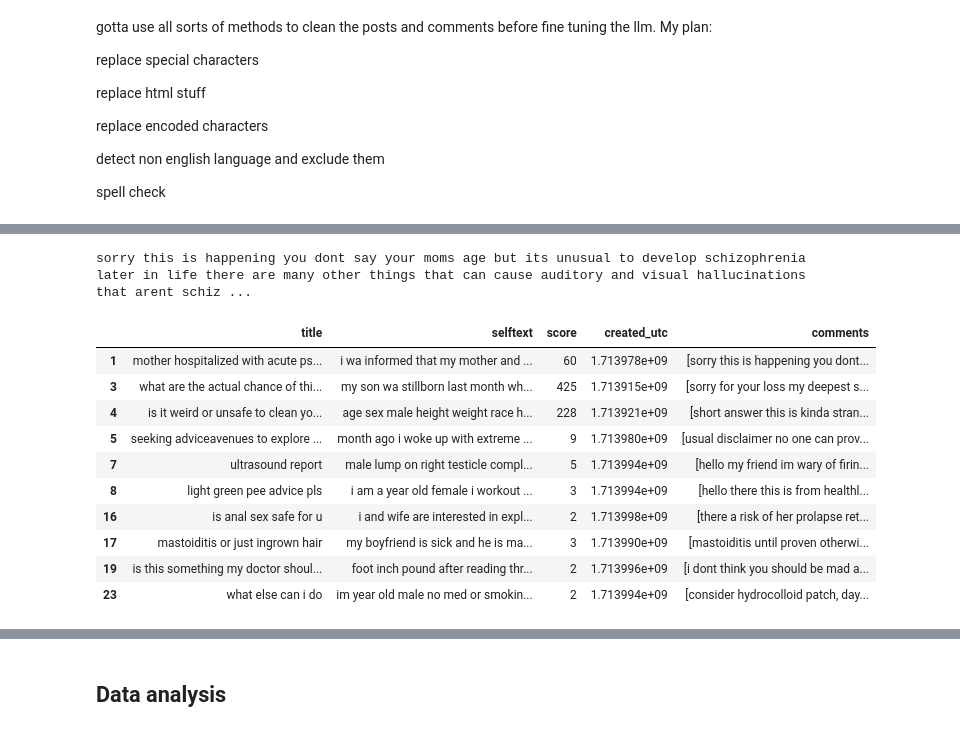
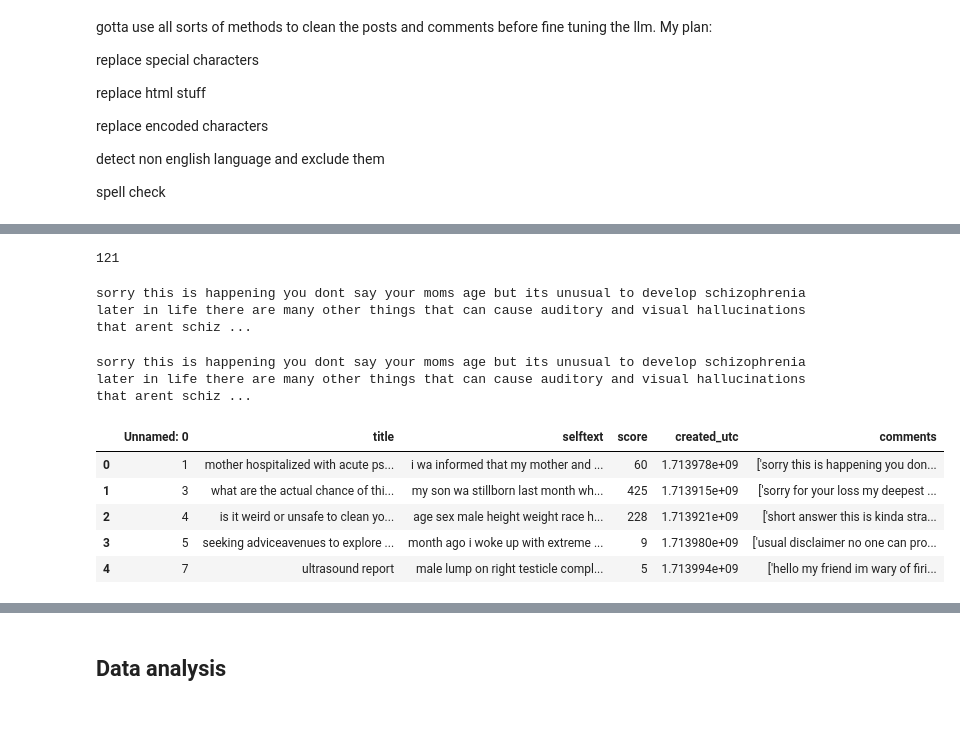
Before and after one commit to 8dsasb/AskDocLLM, a Jupyter notebook: assignment_shasanka.ipynb, the cells around one changed output, grey strips where cells are left out. Drawn from its saved outputs; the diff is of its cells as text; code cells hidden in the pictures.

```diff
--- a/assignment_shasanka.ipynb
+++ b/assignment_shasanka.ipynb
@@ -218,3 +325,7 @@ Number of rows after dropping null values: 4777
+# %%
+len(new_data)
+# %% [output]
+121
 # %%
 # new_data = pd.read_csv('CleanData.csv')
 # new_data.head(3)
@@ -249,22 +357,25 @@ stand_data['title'] = stand_data['title'].apply(standardize_text)
 stand_data['selftext'] = stand_data['selftext'].apply(standardize_text)
 # %%
 stand_data['comments'] = stand_data['comments'].apply(lambda x: [standardize_text(comment) for comment in x])
+# %%
+for x in new_data['comments']:
+    print(x[0])
+    break
+# %% [output]
+sorry this is happening you dont say your moms age but its unusual to develop schizophrenia later in life there are many other things that can cause auditory and visual hallucinations that arent schiz ...
 # %%
 # final_data.drop(columns = ['author', 'num_comments', 'flair', 'id'])
-stand_data.drop(columns = ['author', 'num_comments', 'flair', 'id'], inplace = True)
-# stand_data.to_csv('StandardizedData.csv')
+# stand_data.drop(columns = ['author', 'num_comments', 'flair', 'id'], inplace = True)
+# stand_data.to_csv('LatestStandardizedData.csv')
+stand_data = pd.read_csv('LatestStandardizedData.csv')
+# stand_data['comment'] = stand_data['comments'].apply(lambda x: x[0] if x else '')
+# stand_data.head(2)
 
-# stand_data['comment'] = stand_data['comments'].apply(lambda x: x[0] if x else '')
-stand_data.head(10)
+stand_data.head()
 # %% [output]
-|  | title | selftext | score | created_utc | comments |
-| 1 | mother hospitalized with acute ps... | i wa informed that my mother and ... | 60 | 1.713978e+09 | [sorry this is happening you dont... |
-| 3 | what are the actual chance of thi... | my son wa stillborn last month wh... | 425 | 1.713915e+09 | [sorry for your loss my deepest s... |
-| 4 | is it weird or unsafe to clean yo... | age sex male height weight race h... | 228 | 1.713921e+09 | [short answer this is kinda stran... |
-| 5 | seeking adviceavenues to explore ... | month ago i woke up with extreme ... | 9 | 1.713980e+09 | [usual disclaimer no one can prov... |
-| 7 | ultrasound report | male lump on right testicle compl... | 5 | 1.713994e+09 | [hello my friend im wary of firin... |
-| 8 | light green pee advice pls | i am a year old female i workout ... | 3 | 1.713994e+09 | [hello there this is from healthl... |
-| 16 | is anal sex safe for u | i and wife are interested in expl... | 2 | 1.713998e+09 | [there a risk of her prolapse ret... |
-| 17 | mastoiditis or just ingrown hair | my boyfriend is sick and he is ma... | 3 | 1.713990e+09 | [mastoiditis until proven otherwi... |
-| 19 | is this something my doctor shoul... | foot inch pound after reading thr... | 2 | 1.713996e+09 | [i dont think you should be mad a... |
-| 23 | what else can i do | im year old male no med or smokin... | 2 | 1.713994e+09 | [consider hydrocolloid patch, day... |
+|  | Unnamed: 0 | title | selftext | score | created_utc | comments |
+| 0 | 1 | mother hospitalized with acute ps... | i wa informed that my mother and ... | 60 | 1.713978e+09 | ['sorry this is happening you don... |
+| 1 | 3 | what are the actual chance of thi... | my son wa stillborn last month wh... | 425 | 1.713915e+09 | ['sorry for your loss my deepest ... |
+| 2 | 4 | is it weird or unsafe to clean yo... | age sex male height weight race h... | 228 | 1.713921e+09 | ['short answer this is kinda stra... |
+| 3 | 5 | seeking adviceavenues to explore ... | month ago i woke up with extreme ... | 9 | 1.713980e+09 | ['usual disclaimer no one can pro... |
+| 4 | 7 | ultrasound report | male lump on right testicle compl... | 5 | 1.713994e+09 | ['hello my friend im wary of firi... |
```
Also changed, not shown: parts of 40 cells of this notebook, 1 other file.
